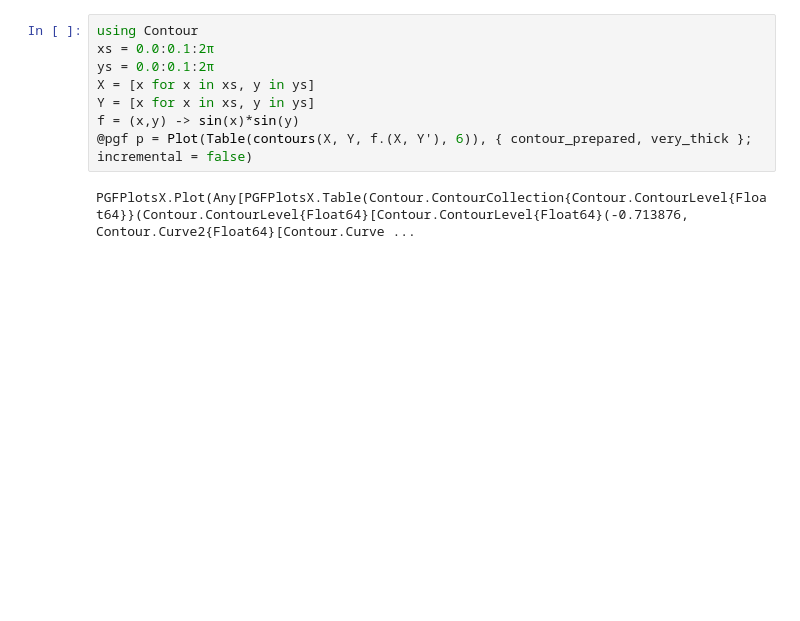
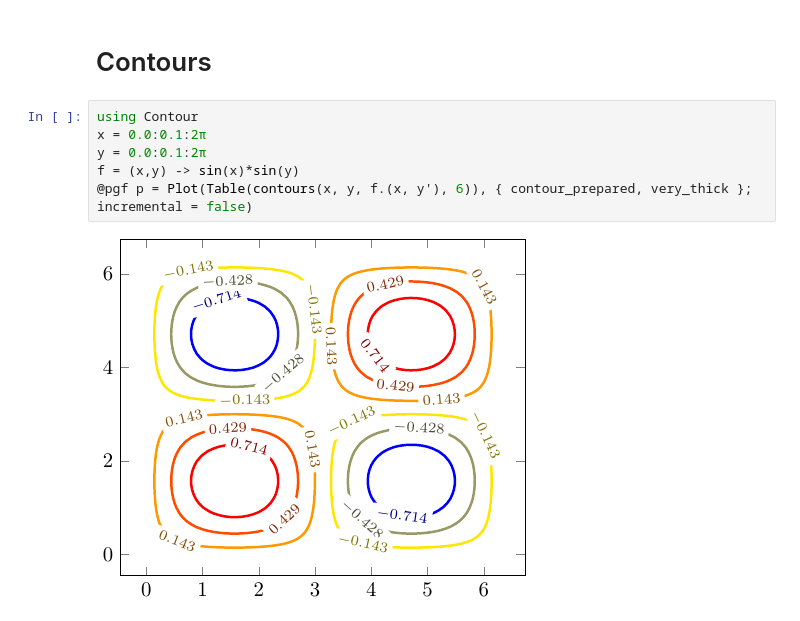
Before and after one commit to KristofferC/PGFPlotsXExamples, a Jupyter notebook: examples/custom_types.ipynb, the cells around one changed output. Cells and saved outputs as stored; diff of their text form; blank space fills up the shorter version.

```diff
--- a/examples/custom_types.ipynb
+++ b/examples/custom_types.ipynb
@@ -53,10 +63,10 @@ PGFPlotsX.Axis(Any[PGFPlotsX.Plot(Any[PGFPlotsX.Table(150×5 DataFrames.DataFram
+# %% [markdown]
+# Contours
 # %%
 using Contour
-xs = 0.0:0.1:2π
-ys = 0.0:0.1:2π
-X = [x for x in xs, y in ys]
-Y = [x for x in xs, y in ys]
+x = 0.0:0.1:2π
+y = 0.0:0.1:2π
 f = (x,y) -> sin(x)*sin(y)
-@pgf p = Plot(Table(contours(X, Y, f.(X, Y'), 6)), { contour_prepared, very_thick }; incremental = false)
+@pgf p = Plot(Table(contours(x, y, f.(x, y'), 6)), { contour_prepared, very_thick }; incremental = false)
 # %% [output]
-PGFPlotsX.Plot(Any[PGFPlotsX.Table(Contour.ContourCollection{Contour.ContourLevel{Float64}}(Contour.ContourLevel{Float64}[Contour.ContourLevel{Float64}(-0.713876, Contour.Curve2{Float64}[Contour.Curve ...
+[figure, added]
```
Also changed, not shown: parts of 7 cells of this notebook, 1 other file.
